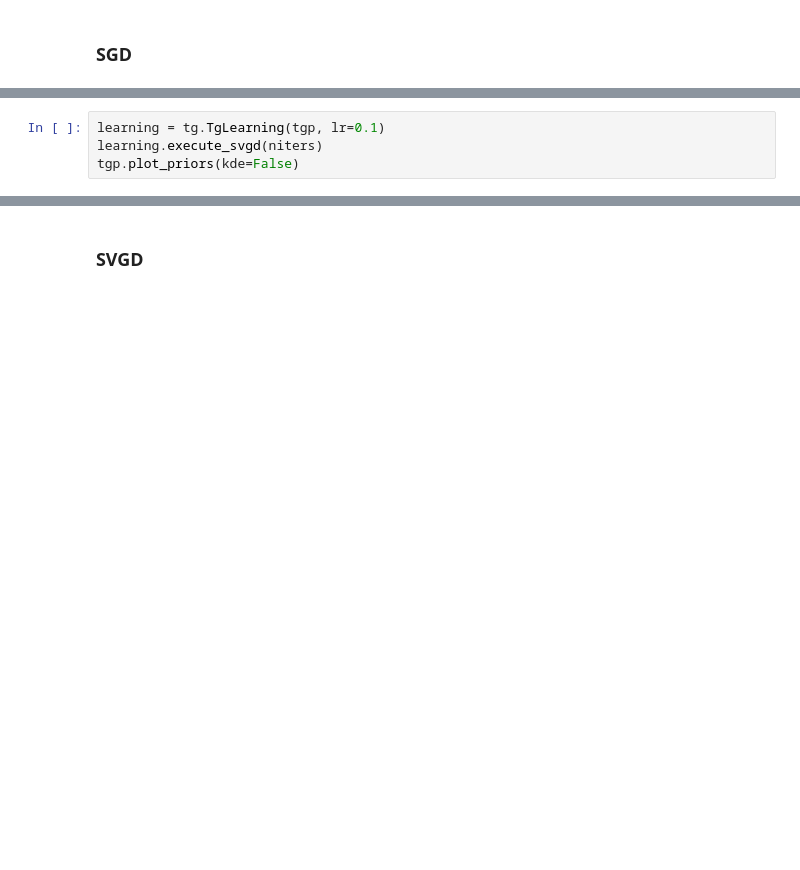
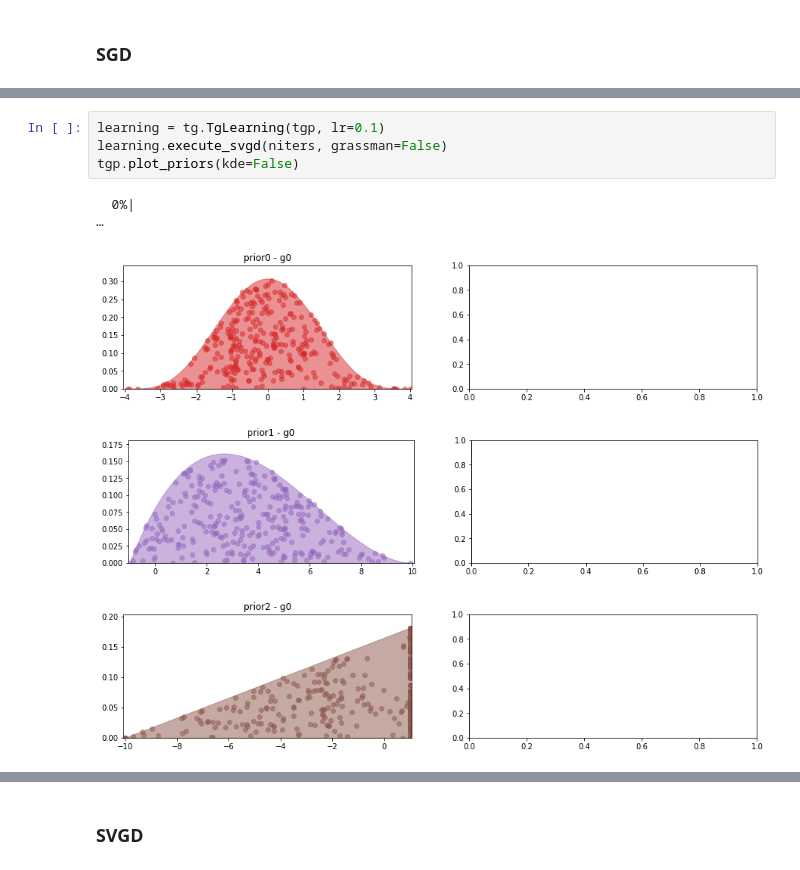
Before and after one commit to griosd/tgpy, a Jupyter notebook: notebooks/1 - SVGD.ipynb, the cells around one changed output, grey strips where cells are left out. Saved outputs shown, nothing was run; the diff lists cells and outputs as text; blank space fills up the shorter version.

Commit message:
SVGD 1

```diff
--- a/notebooks/1 - SVGD.ipynb
+++ b/notebooks/1 - SVGD.ipynb
@@ -51,4 +73,9 @@ tgp.plot_priors(kde=False)
 # %%
 learning = tg.TgLearning(tgp, lr=0.1)
-learning.execute_svgd(niters)
+learning.execute_svgd(niters, grassman=False)
 tgp.plot_priors(kde=False)
+# %% [output]
+  0%|                                                                                                         …
+[figure, added]
+[figure, added]
+[figure, added]
```
Also changed, not shown: parts of 20 cells of this notebook.
